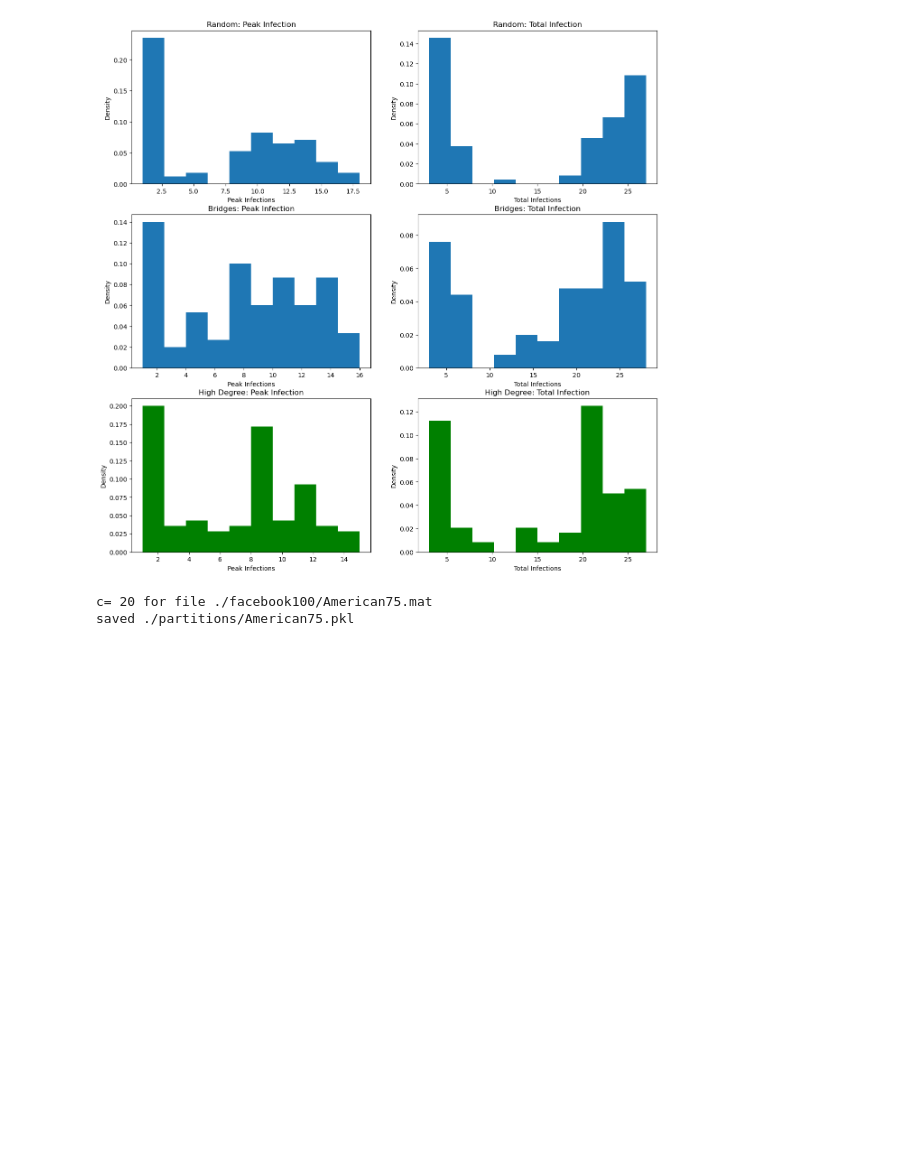
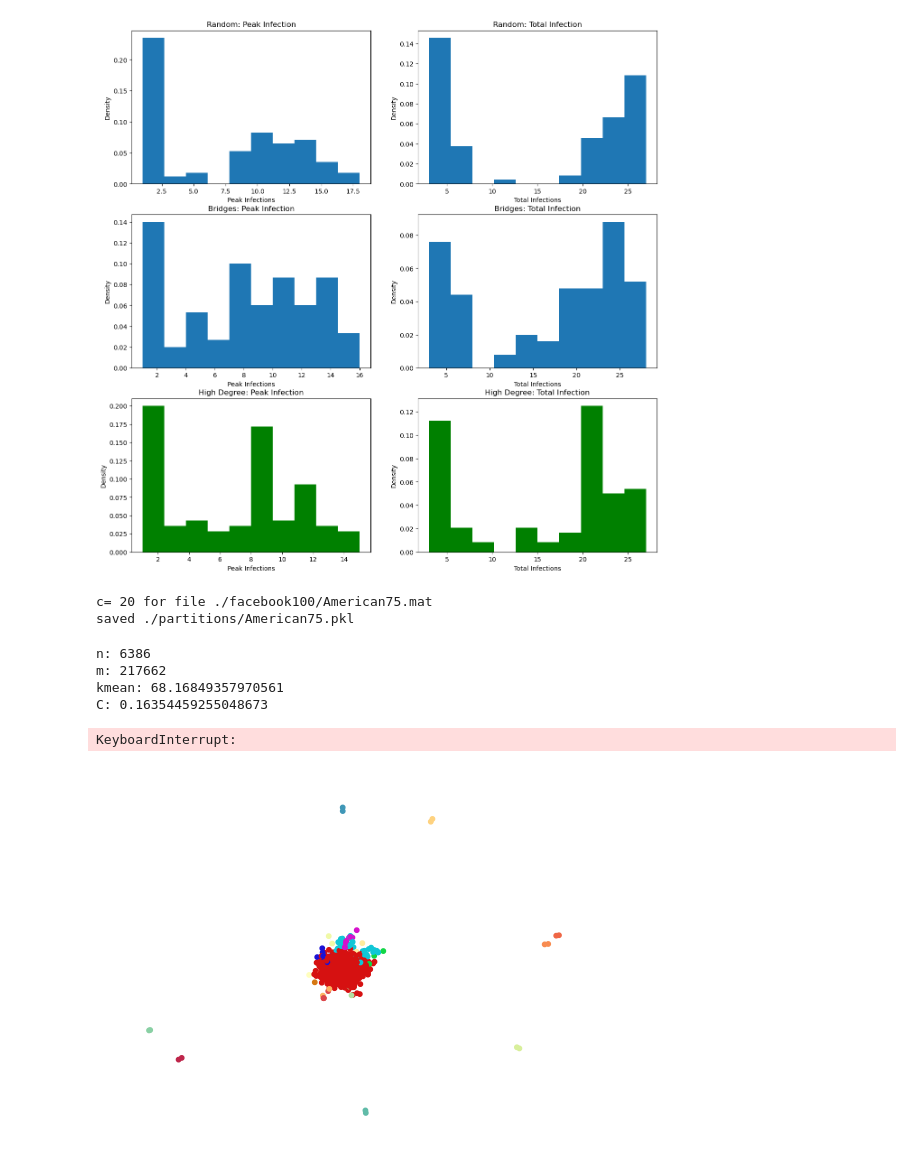
Before and after one commit to Kevin2197/Bio-Networkx-Project, a Jupyter notebook: script.ipynb, the cells around one changed output. Saved outputs shown, nothing was run; the diff lists cells and outputs as text; code cells hidden in the pictures; blank space fills up the shorter version.

```diff
--- a/script.ipynb
+++ b/script.ipynb
@@ -522 +559,20 @@ saved ./partitions/American75.pkl
+# %%
+
+# Converts a filename of the facebook100 dataset to a usable networkx graph
+filename = "./facebook100/American75.mat"
+G = graph_from_filename(filename)
+num_nodes = G.number_of_nodes()
+
+print("n:", num_nodes)
+print("m:", G.number_of_edges())
+print("kmean:", sum([d for (node, d) in G.degree()]) / num_nodes)
+print("C:", nx.transitivity(G))
+print("ellmean:", compute_MGD(G))
+plot_CCDF(G.degree())
+# %% [output]
+n: 6386
+m: 217662
+kmean: 68.16849357970561
+C: 0.16354459255048673
+KeyboardInterrupt:
 # %%
@@ -540,5 +590,10 @@ dict_filename = "./partitions/" + filename[14:-4] + ".pkl"
 bridge_peaks, bridge_totals = strategy_bridge(G, dict_filename, num_vaccinated, num_trials, s, beta, gamma)
 
 highdegree_peaks, highdegree_totals = strategy_highdegree(G, num_vaccinated, num_trials, s, beta, gamma)
+# %%
+z = load_communities(dict_filename)
+drawGz(G,z)
+# %% [output]
+[figure, added]
 # %%
 # Remove trials whose epidemic didn't start
```
Also changed, not shown: parts of 11 cells of this notebook.
